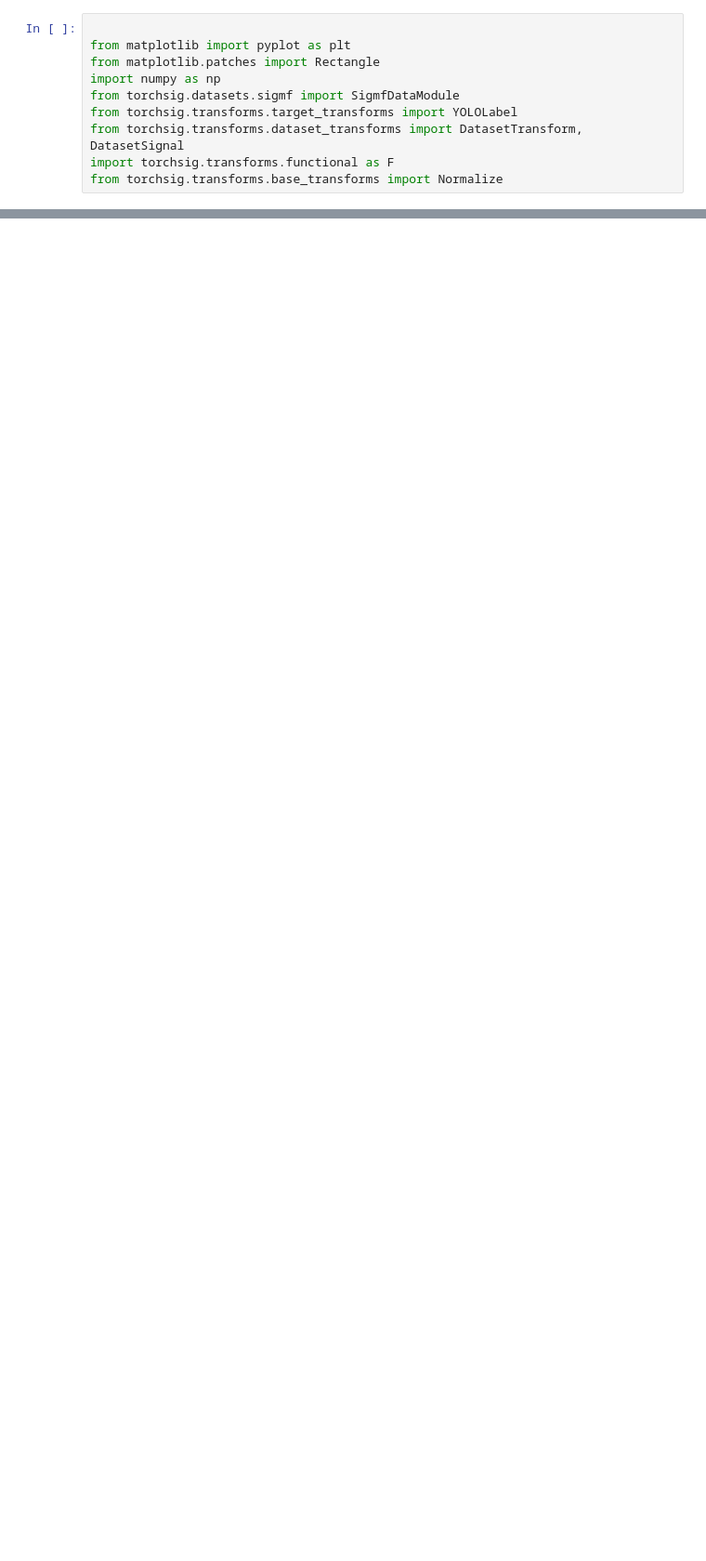
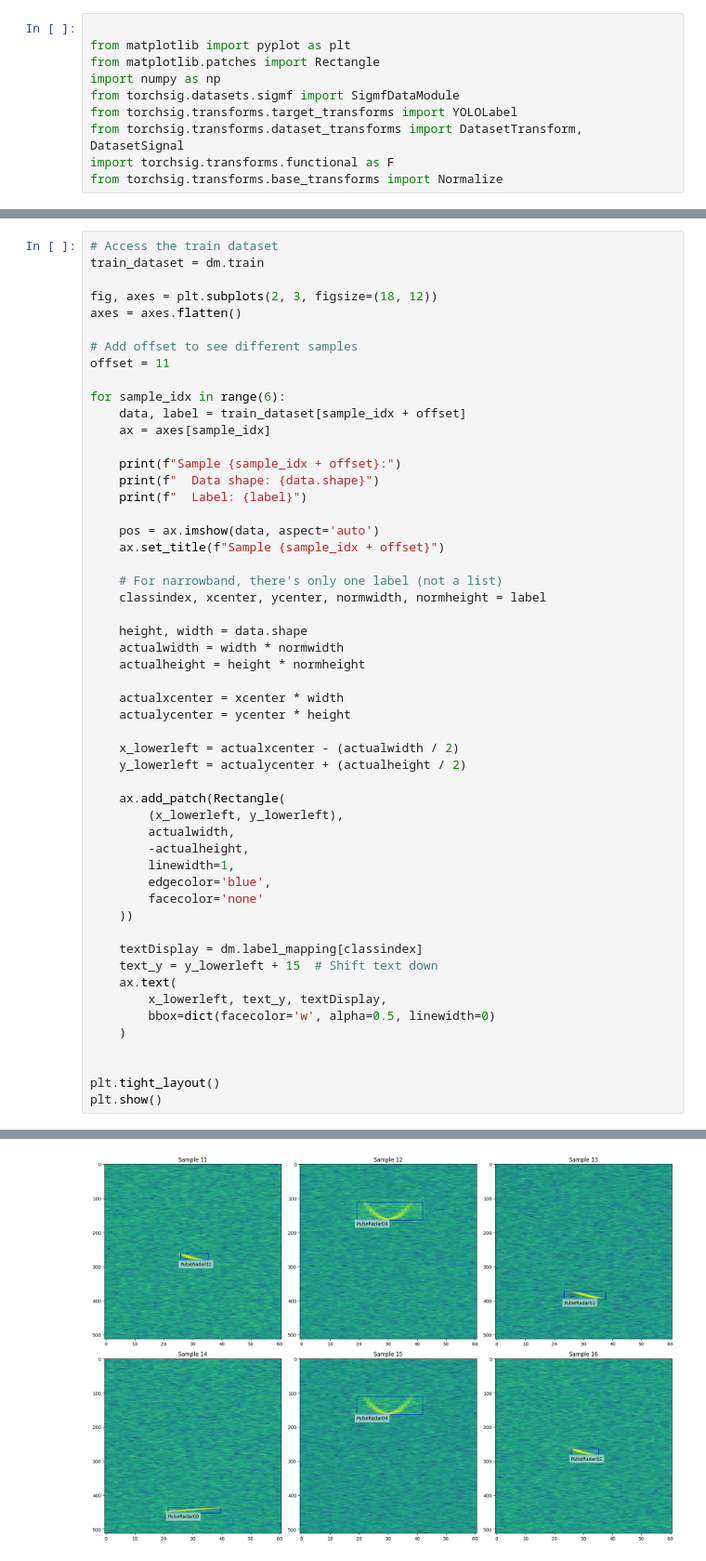
Before and after one commit to TorchDSP/torchsig, a Jupyter notebook: examples/sigmf_example.ipynb, the cells around one changed output, grey strips where cells are left out. Shown at 93% size. Saved outputs shown, nothing was run; the diff lists cells and outputs as text; blank space fills up the shorter version.

```diff
--- a/examples/sigmf_example.ipynb
+++ b/examples/sigmf_example.ipynb
@@ -144,0 +173,54 @@ AttributeError: 'SigmfDataModule' object has no attribute 'label_mapping'
+# %%
+# Access the train dataset
+train_dataset = dm.train
+
+fig, axes = plt.subplots(2, 3, figsize=(18, 12))
+axes = axes.flatten()
+
+# Add offset to see different samples
+offset = 11
+
+for sample_idx in range(6):
+    data, label = train_dataset[sample_idx + offset]
+    ax = axes[sample_idx]
+
+    print(f"Sample {sample_idx + offset}:")
+    print(f"  Data shape: {data.shape}")
+    print(f"  Label: {label}")
+
+    pos = ax.imshow(data, aspect='auto')
+    ax.set_title(f"Sample {sample_idx + offset}")
+
+    # For narrowband, there's only one label (not a list)
+    classindex, xcenter, ycenter, normwidth, normheight = label
+
+    height, width = data.shape
+    actualwidth = width * normwidth
+    actualheight = height * normheight
+
+    actualxcenter = xcenter * width
+    actualycenter = ycenter * height
+
+    x_lowerleft = actualxcenter - (actualwidth / 2)
+    y_lowerleft = actualycenter + (actualheight / 2)
+
+    ax.add_patch(Rectangle(
+        (x_lowerleft, y_lowerleft),
+        actualwidth,
+        -actualheight,
+        linewidth=1,
+        edgecolor='blue',
+        facecolor='none'
+    ))
+
+    textDisplay = dm.label_mapping[classindex]
+    text_y = y_lowerleft + 15  # Shift text down
+    ax.text(
+        x_lowerleft, text_y, textDisplay,
+        bbox=dict(facecolor='w', alpha=0.5, linewidth=0)
+    )
+
+
+plt.tight_layout()
+plt.show()
+# %% [output]
@@ -144,0 +245 @@ AttributeError: 'SigmfDataModule' object has no attribute 'label_mapping'
+[figure, added]
```
Also changed, not shown: parts of 8 cells of this notebook, 2 other files.
